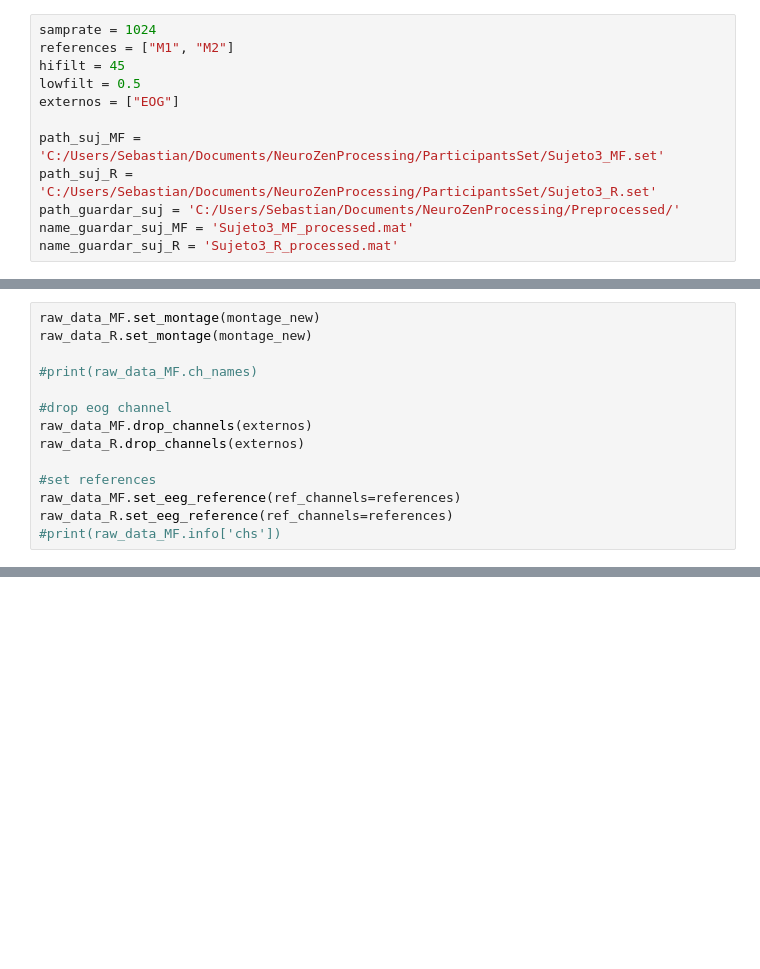
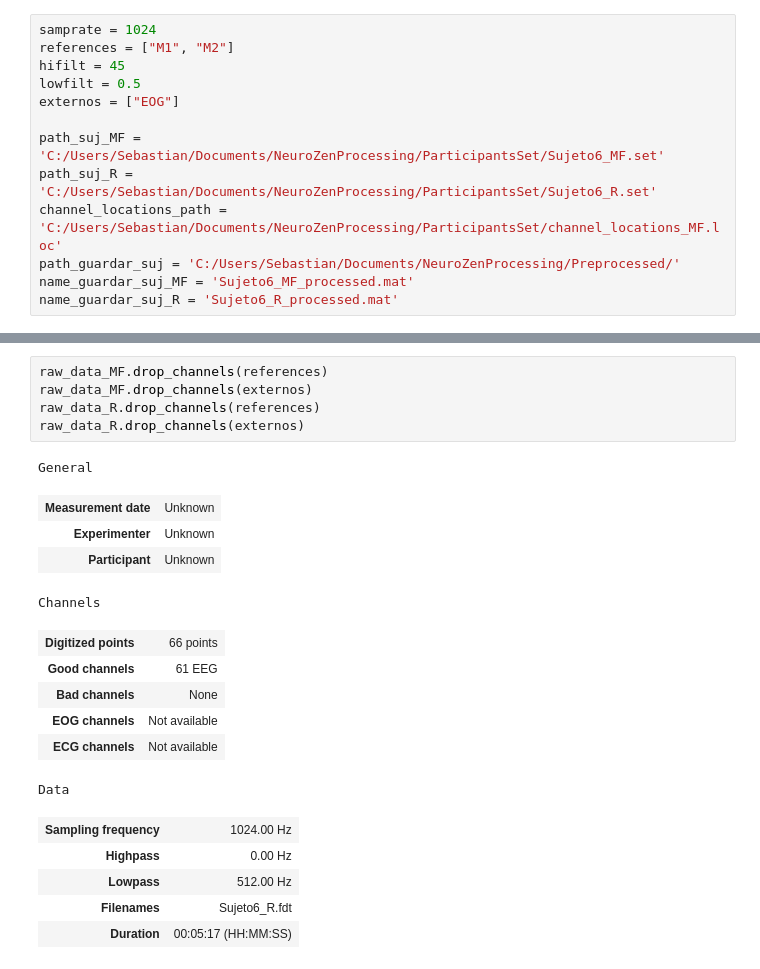
Before and after one commit to PipeCadenaP/NeuroZenProcessing, a Jupyter notebook: PreprocessEEG.ipynb, the cells around one changed output, grey strips where cells are left out. Drawn from its saved outputs; the diff is of its cells as text; blank space fills up the shorter version.

```diff
--- a/PreprocessEEG.ipynb
+++ b/PreprocessEEG.ipynb
@@ -14,11 +16,12 @@ hifilt = 45
 lowfilt = 0.5
 externos = ["EOG"]
 
-path_suj_MF = 'C:/Users/Sebastian/Documents/NeuroZenProcessing/ParticipantsSet/Sujeto3_MF.set'
-path_suj_R = 'C:/Users/Sebastian/Documents/NeuroZenProcessing/ParticipantsSet/Sujeto3_R.set'
+path_suj_MF = 'C:/Users/Sebastian/Documents/NeuroZenProcessing/ParticipantsSet/Sujeto6_MF.set'
+path_suj_R = 'C:/Users/Sebastian/Documents/NeuroZenProcessing/ParticipantsSet/Sujeto6_R.set'
+channel_locations_path = 'C:/Users/Sebastian/Documents/NeuroZenProcessing/ParticipantsSet/channel_locations_MF.loc'
 path_guardar_suj = 'C:/Users/Sebastian/Documents/NeuroZenProcessing/Preprocessed/'
-name_guardar_suj_MF = 'Sujeto3_MF_processed.mat'
-name_guardar_suj_R = 'Sujeto3_R_processed.mat'
+name_guardar_suj_MF = 'Sujeto6_MF_processed.mat'
+name_guardar_suj_R = 'Sujeto6_R_processed.mat'
 # %%
 raw_data_MF = mne.io.read_raw_eeglab(path_suj_MF, eog = externos, preload=True)
 raw_data_R = mne.io.read_raw_eeglab(path_suj_R, eog = externos, preload=True)
@@ -40,14 +38,0 @@ montage_new.plot(sphere=(0, 0.02, 0, 0.095))
-# %%
-raw_data_MF.set_montage(montage_new)
-raw_data_R.set_montage(montage_new)
-
-#print(raw_data_MF.ch_names)
-
-#drop eog channel
-raw_data_MF.drop_channels(externos)
-raw_data_R.drop_channels(externos)
-
-#set references
-raw_data_MF.set_eeg_reference(ref_channels=references)
-raw_data_R.set_eeg_reference(ref_channels=references)
-#print(raw_data_MF.info['chs'])
@@ -53,0 +63,22 @@ raw_data_R.set_eeg_reference(ref_channels=references)
+# %%
+raw_data_MF.drop_channels(references)
+raw_data_MF.drop_channels(externos)
+raw_data_R.drop_channels(references)
+raw_data_R.drop_channels(externos)
+# %% [output]
+General
+| Measurement date | Unknown |
+| Experimenter | Unknown |
+| Participant | Unknown |
+Channels
+| Digitized points | 66 points |
+| Good channels | 61 EEG |
+| Bad channels | None |
+| EOG channels | Not available |
+| ECG channels | Not available |
+Data
+| Sampling frequency | 1024.00 Hz |
+| Highpass | 0.00 Hz |
+| Lowpass | 512.00 Hz |
+| Filenames | Sujeto6_R.fdt |
+| Duration | 00:05:17 (HH:MM:SS) |
```
Also changed, not shown: parts of 37 cells of this notebook, 1 other file.
